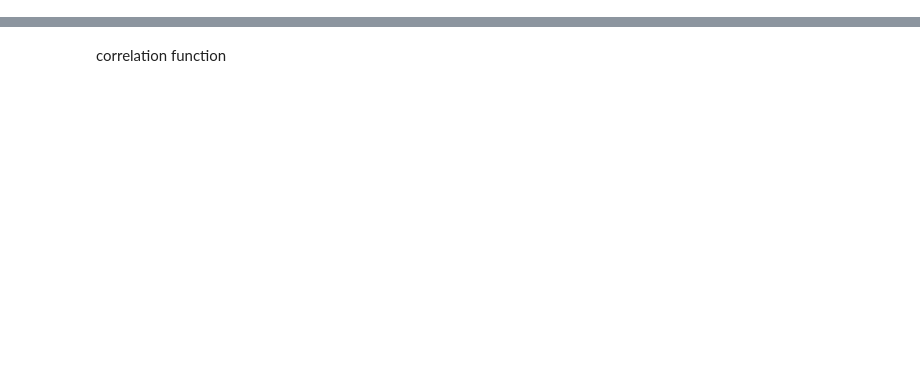
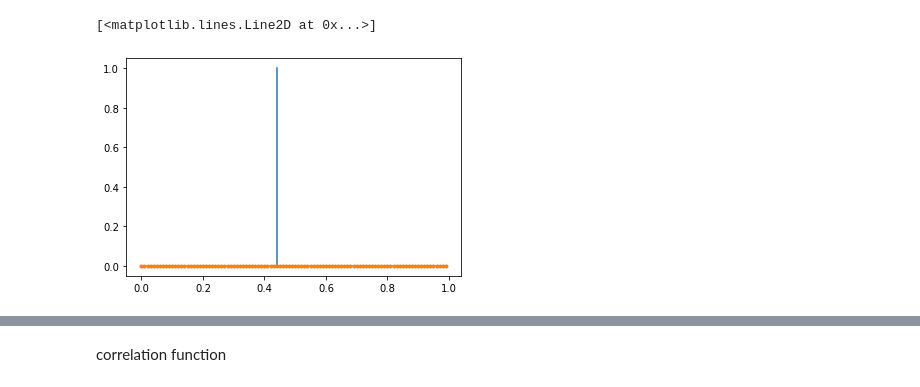
Before and after one commit to Zhuan-pitt/Toric_Code, a Jupyter notebook: function_check.ipynb, the cells around one changed output, grey strips where cells are left out. Cells and saved outputs as stored; diff of their text form; code cells hidden in the pictures; blank space fills up the shorter version.

```diff
--- a/function_check.ipynb
+++ b/function_check.ipynb
@@ -8,0 +87,12 @@ import funcs
+# %%
+lam1s = np.array(lam1s)
+lam2s = np.array(lam2s)
+lam3s = np.array(lam3s)
+lam4s = np.array(lam4s)
+# %%
+L=1
+pyplot.plot([0.5*np.log(np.sqrt(2)+1)]*2,[0,1])
+pyplot.plot(np.arange(0.,1,0.01),(lam1s**L+lam3s**L-lam4s**L-lam2s**L)/(lam1s**L+lam3s**L+lam4s**L+lam2s**L),'.-')
+# %% [output]
+[<matplotlib.lines.Line2D at 0x...>]
+[figure, added]
```
Also changed, not shown: parts of 44 cells of this notebook, 3 other files.
